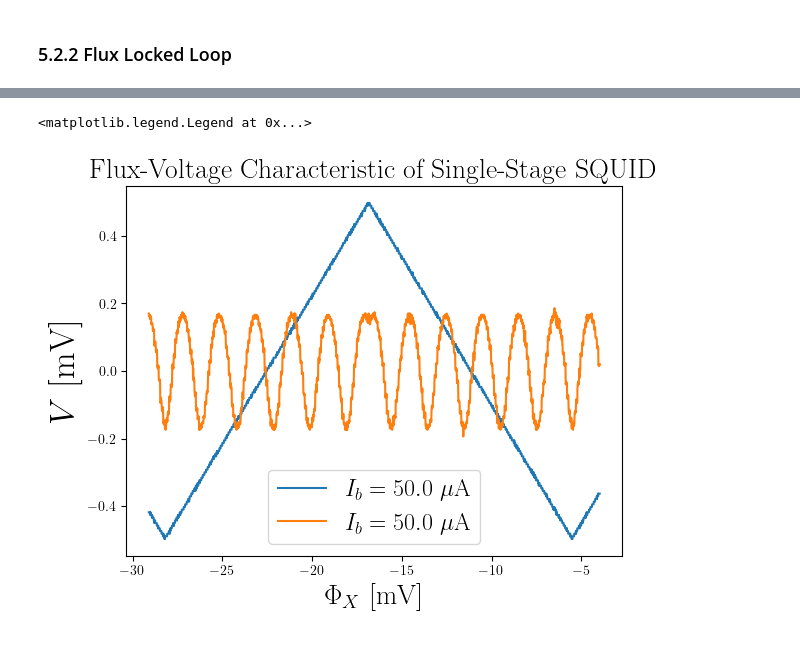
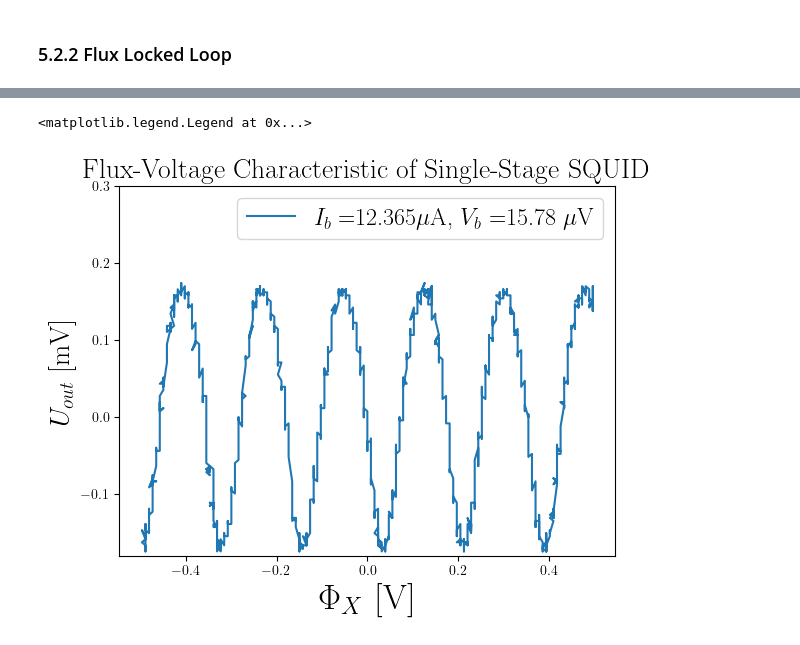
Before and after one commit to ParisHuth/FP, a Jupyter notebook: F98/JupyterNotebook/Auswertung_F98.ipynb, the cells around one changed output, grey strips where cells are left out. Saved outputs shown, nothing was run; the diff lists cells and outputs as text; code cells hidden in the pictures.

```diff
--- a/F98/JupyterNotebook/Auswertung_F98.ipynb
+++ b/F98/JupyterNotebook/Auswertung_F98.ipynb
@@ -218,19 +218,21 @@ def I_S(x, Ic, phi_1):
 # %%
 #Convert values into floats
 time_X = data_phix.iloc[:, 0].str.replace(',', '.', regex=False).astype(float).values  # [ms]
 flux_X= data_phix.iloc[:, 1].str.replace(',', '.', regex=False).astype(float).values # [V]
 signal_X = data_phix.iloc[:, 2].str.replace(',', '.', regex=False).astype(float).values # [mV]
 signal_X = signal_X/100 #V
 # plot signal
-t_i = 8126
-t_f = 11205
-plt.plot(time_X[t_i:t_f],flux_X[t_i:t_f], label =r"$I_{b} = 50.0$ $\mu$A")
-plt.plot(time_X[t_i:t_f],signal_X[t_i:t_f], label =r"$I_{b} = 50.0$ $\mu$A")
-plt.title(r"Flux-Voltage Characteristic of Single-Stage SQUID", fontsize =20)
-plt.xlabel(r"$\Phi_X$ [mV]", fontsize = 20)
-plt.ylabel(r"$V$ [mV]", fontsize = 25)
+
+t_i = 8230
+t_f = 9635
+#plt.plot(time_X[t_i:t_f],flux_X[t_i:t_f], label =r"$I_{b} = 50.0$ $\mu$A")
+plt.plot(flux_X[t_i:t_f],signal_X[t_i:t_f], label =r"$I_{b} = $12.365$\mu$A, $V_b$ =15.78 $\mu$V")
+plt.title(r"Flux-Voltage Characteristic of Single-Stage SQUID", fontsize=20)
+plt.ylabel(r"$U_{out}$ [mV]", fontsize = 20)
+plt.xlabel(r"$\Phi_X$ [V]", fontsize = 25)
+plt.ylim(-0.18,0.30)
 plt.legend( fontsize='xx-large', loc = 'best')
 # %% [output]
 <matplotlib.legend.Legend at 0x...>
-[figure, old version]
+[figure, new version]
 # %%
```
Also changed, not shown: parts of 7 cells of this notebook.
